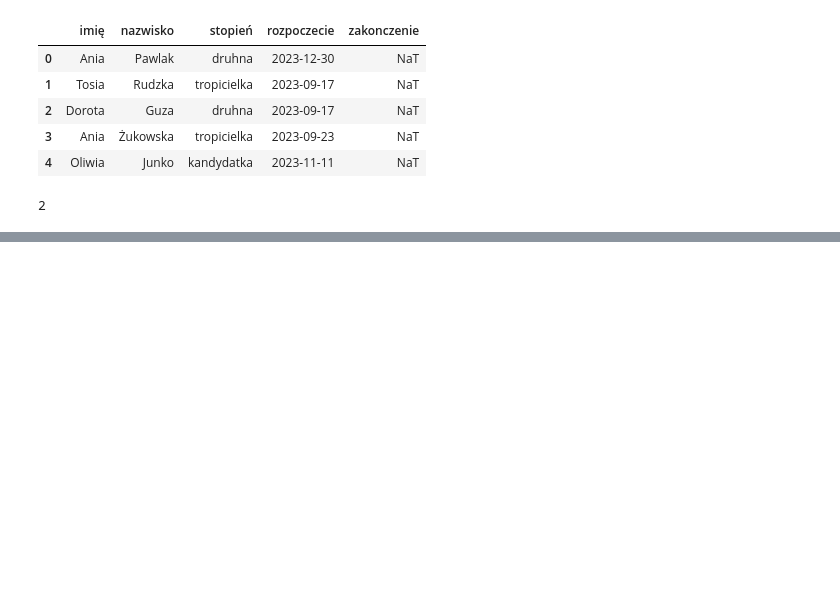
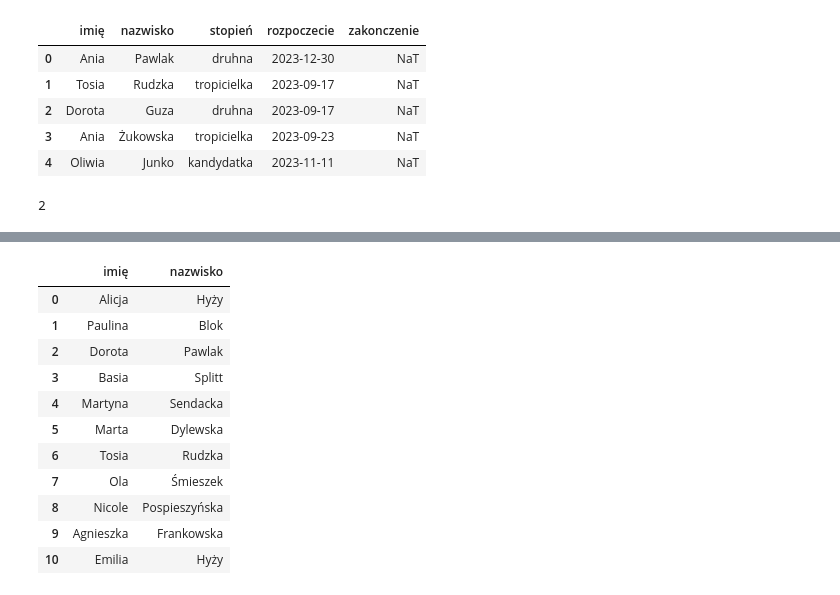
Before and after one commit to Kubabob/ProjektBazyDanych, a Jupyter notebook: wczytanie_danych.ipynb, the cells around one changed output, grey strips where cells are left out. Drawn from its saved outputs; the diff is of its cells as text; code cells hidden in the pictures; blank space fills up the shorter version.

```diff
--- a/wczytanie_danych.ipynb
+++ b/wczytanie_danych.ipynb
@@ -254,3 +254,5 @@ insert into stopnie_harcerki(id_harcerka, id_stopien_harcerski, data_rozpoczecia
 insert into stopnie_harcerki(id_harcerka, id_stopien_harcerski, data_rozpoczecia) values (31, 1, '2023-12-16 00:00:00');
 insert into stopnie_harcerki(id_harcerka, id_stopien_harcerski, data_rozpoczecia, data_zakonczenia) values (32, 5, '2023-07-13 00:00:00', '2024-05-19 00:00:00');
 insert into stopnie_harcerki(id_harcerka, id_stopien_harcerski, data_rozpoczecia, data_zakonczenia) values (33, 5, '2023-07-13 00:00:00', '2024-05-19 00:00:00');
+# %%
+chusty = pd.read_excel('chusty.xlsx')
@@ -256,0 +268,21 @@ insert into stopnie_harcerki(id_harcerka, id_stopien_harcerski, data_rozpoczecia
+# %%
+opiekunka = chusty.loc[:,'opiekunka chusty'].drop_duplicates().dropna().reset_index(drop=True)
+opiekunka2 = {}
+for idx,op in enumerate(opiekunka):
+    opiekunka2[idx] = str(op).split()
+
+opiekunka2 = pd.DataFrame(opiekunka2, index=['imię', 'nazwisko']).T
+opiekunka2
+# %% [output]
+|  | imię | nazwisko |
+| 0 | Alicja | Hyży |
+| 1 | Paulina | Blok |
+| 2 | Dorota | Pawlak |
+| 3 | Basia | Splitt |
+| 4 | Martyna | Sendacka |
+| 5 | Marta | Dylewska |
+| 6 | Tosia | Rudzka |
+| 7 | Ola | Śmieszek |
+| 8 | Nicole | Pospieszyńska |
+| 9 | Agnieszka | Frankowska |
+| 10 | Emilia | Hyży |
```
Also changed, not shown: parts of 11 cells of this notebook, 2 other files.
